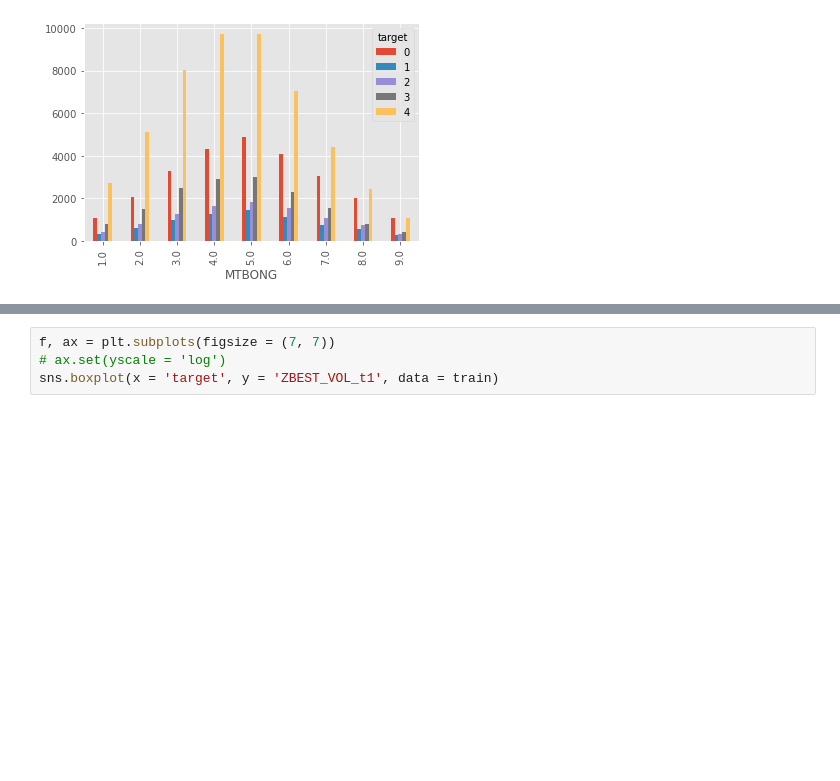
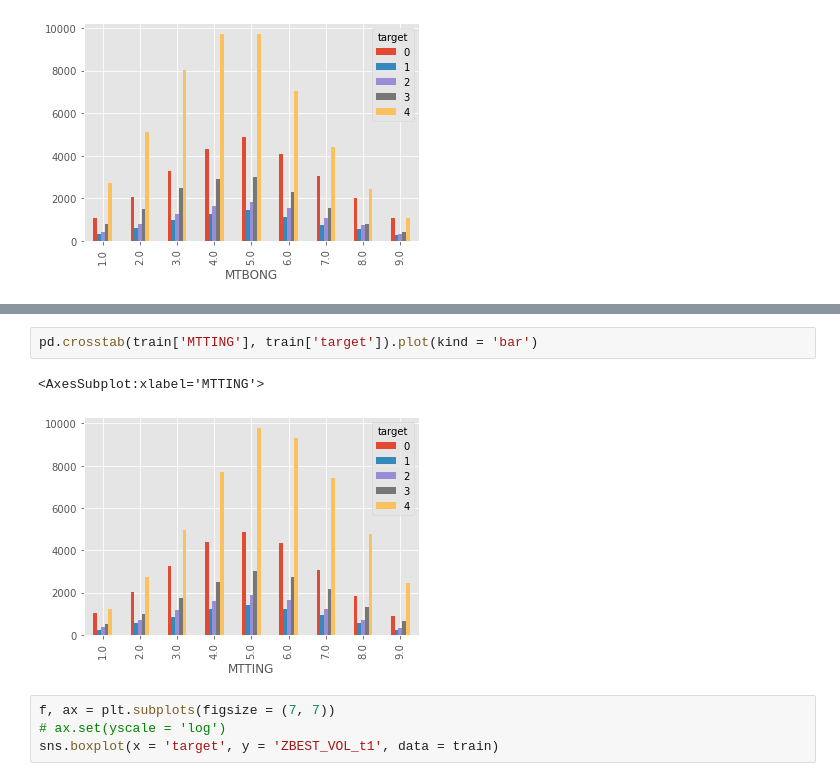
Before and after one commit to oscarm524/Data-Mining-Cup, a Jupyter notebook: DMC-2008/Data_Exploration/Data_Exploration.ipynb, the cells around one changed output, grey strips where cells are left out. Drawn from its saved outputs; the diff is of its cells as text; blank space fills up the shorter version.

```diff
--- a/DMC-2008/Data_Exploration/Data_Exploration.ipynb
+++ b/DMC-2008/Data_Exploration/Data_Exploration.ipynb
@@ -172,3 +219,8 @@ pd.crosstab(train['MTBONG'], train['target']).plot(kind = 'bar')
+# %%
+pd.crosstab(train['MTTING'], train['target']).plot(kind = 'bar')
+# %% [output]
+<AxesSubplot:xlabel='MTTING'>
+[figure, added]
 # %%
 f, ax = plt.subplots(figsize = (7, 7))
 # ax.set(yscale = 'log')
```
Also changed, not shown: parts of 4 cells of this notebook.
